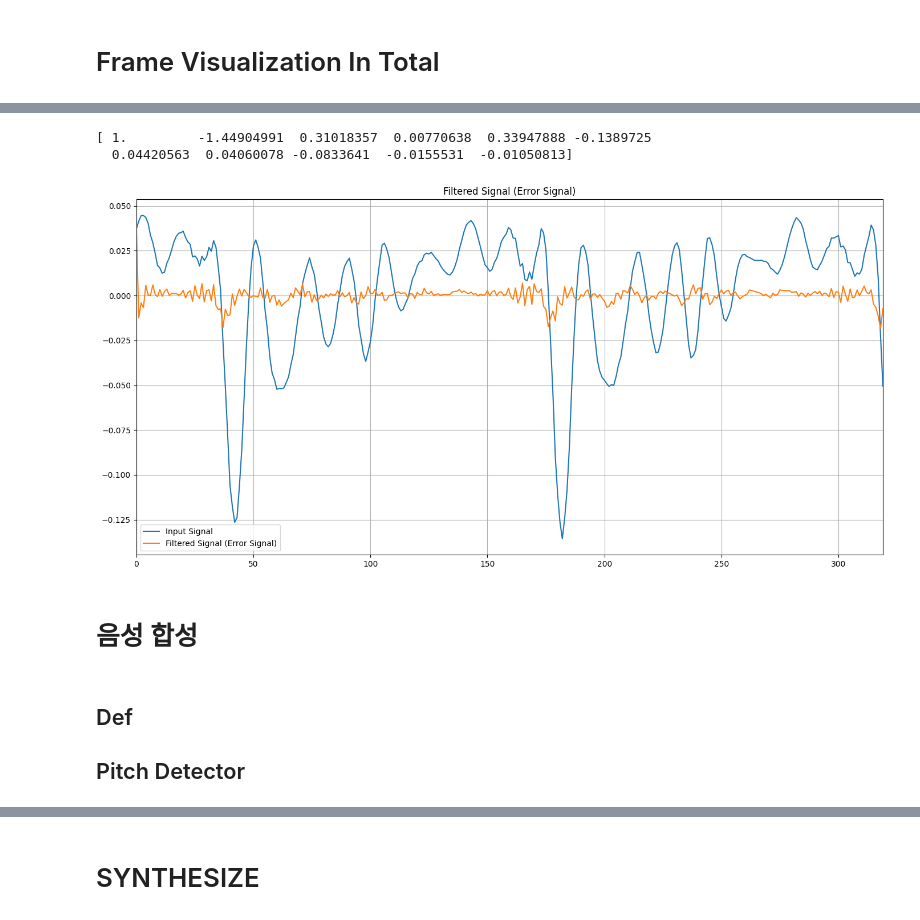
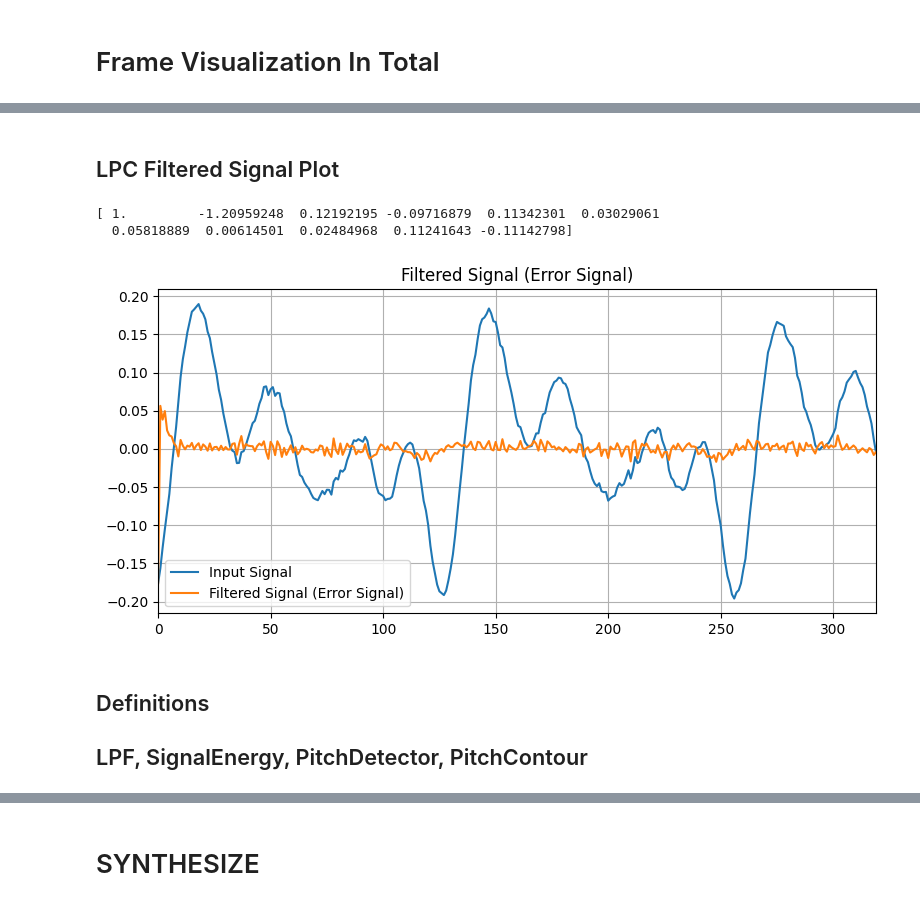
Before and after one commit to woongzip1/SATEST, a Jupyter notebook: SATEST 78.ipynb, the cells around one changed output, grey strips where cells are left out. Saved outputs shown, nothing was run; the diff lists cells and outputs as text; code cells hidden in the pictures.

```diff
--- a/SATEST 78.ipynb
+++ b/SATEST 78.ipynb
@@ -233,45 +155,46 @@ adj: 0.05
+# %% [markdown]
+## LPC Filtered Signal Plot
 # %%
-## 주어진 input 신호와, 에러 신호를 그려봅시다
-## Error 신호 그리기
+# """ Plot Error Signal """
+# ## 주어진 input 신호와, 에러 신호를 그려봅시다
+# ## Error 신호 그리기
 
-signal = frame_arr[30]
-order = 10
+# signal = frame_arr[30]
+# order = 10
 
-# LPC Analysis
-coeff = LPC(signal, order=10)
+# # LPC Analysis
+# coeff = LPC(signal, order=10)
 
-# Error 전달함수의 계수
-coeff_T = np.concatenate(([1],-coeff))
-# tt = lr.lpc(signal,order=order)
-# print(tt)
-print(coeff_T)
+# # Error 전달함수의 계수
+# coeff_T = np.concatenate(([1],-coeff))
+# # tt = lr.lpc(signal,order=order)
+# # print(tt)
+# print(coeff_T)
 
-filtered = lfilter(coeff_T,[1],signal)
+# filtered = lfilter(coeff_T,[1],signal)
 
-# 입력 신호와 에러 신호(필터링된 신호) 그리기
-plt.figure(figsize=(14, 7))
+# # 입력 신호와 에러 신호(필터링된 신호) 그리기
+# plt.figure(figsize=(8, 4))
 
-# 입력 신호 플롯
-# plt.subplot(2, 1, 1)
-plt.plot(signal, label='Input Signal')
-plt.title('Input Signal')
-plt.grid(True)
-plt.xlim(0,len(signal)-1)
-plt.legend()
+# # 입력 신호 플롯
+# # plt.subplot(2, 1, 1)
+# plt.plot(signal, label='Input Signal')
+# plt.title('Input Signal')
+# plt.grid(True)
+# plt.xlim(0,len(signal)-1)
+# plt.legend()
 
-# 에러 신호(필터링된 신호) 플롯
-# plt.subplot(2, 1, 2)
-plt.plot(filtered, label='Filtered Signal (Error Signal)')
-plt.title('Filtered Signal (Error Signal)')
-plt.grid(True)
-plt.legend()
-plt.xlim(0,len(signal)-1)
-plt.tight_layout()
-plt.show()
+# # 에러 신호(필터링된 신호) 플롯
+# # plt.subplot(2, 1, 2)
+# plt.plot(filtered, label='Filtered Signal (Error Signal)')
+# plt.title('Filtered Signal (Error Signal)')
+# plt.grid(True)
+# plt.legend()
+# plt.xlim(0,len(signal)-1)
+# plt.tight_layout()
+# plt.show()
 # %% [output]
-[ 1.         -1.44904991  0.31018357  0.00770638  0.33947888 -0.1389725
-  0.04420563  0.04060078 -0.0833641  -0.0155531  -0.01050813]
+[ 1.         -1.20959248  0.12192195 -0.09716879  0.11342301  0.03029061
+  0.05818889  0.00614501  0.02484968  0.11241643 -0.11142798]
-[figure, old version]
+[figure, new version]
-# %% [markdown]
-# 음성 합성
 # %%
@@ -379,6 +300,6 @@ plt.show()
 #     plt.plot(ac_arr)
 #     plt.show()
-# %% [markdown]
-## Def
-## Pitch Detector
+# %% [markdown]
+## Definitions
+## LPF, SignalEnergy, PitchDetector, PitchContour
 # %%
```
Also changed, not shown: parts of 18 cells of this notebook, 11 other files.
